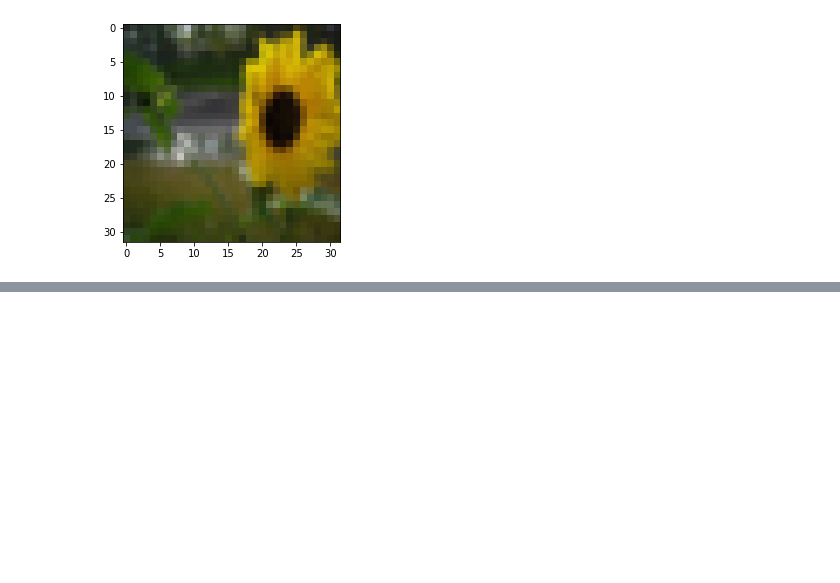
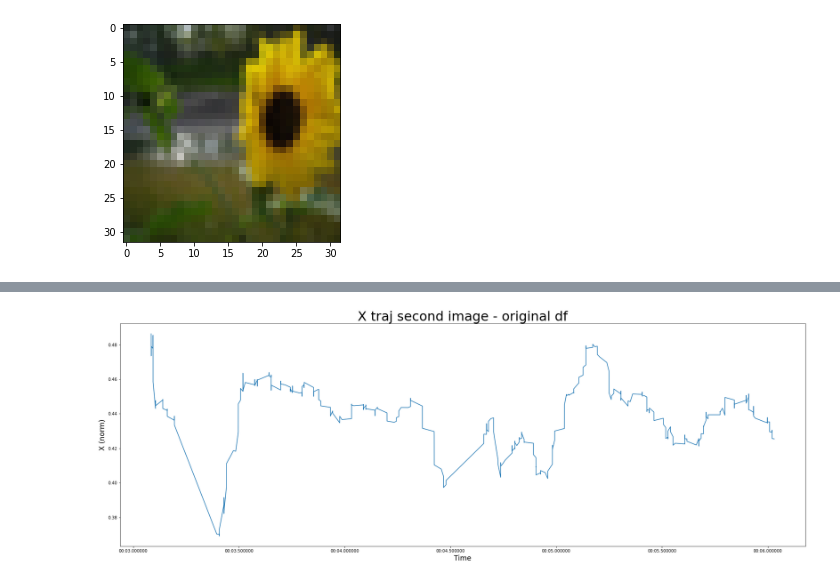
Before and after one commit to ren-e1011/driftmi, a Jupyter notebook: MINEBox.ipynb, the cells around one changed output, grey strips where cells are left out. Drawn from its saved outputs; the diff is of its cells as text; code cells hidden in the pictures; blank space fills up the shorter version.

```diff
--- a/MINEBox.ipynb
+++ b/MINEBox.ipynb
@@ -351,0 +485,10 @@ cifar_vit = timm.create_model('vit_base_patch16_224_miil_in21k', pretrained=True
+# %%
+fig, ax = plt.subplots(figsize=(30,10))
+ax.plot(second_slice['timedelta_dt'],second_slice['norm_pos_x'])
+plt.xlabel('Time',fontsize='xx-large')
+plt.ylabel('X (norm)',fontsize='xx-large')
+plt.title('X traj second image - original df',fontsize=32)
+plt.tick_params()
+plt.show()
+# %% [output]
+[figure, added]
```
Also changed, not shown: parts of 37 cells of this notebook.
